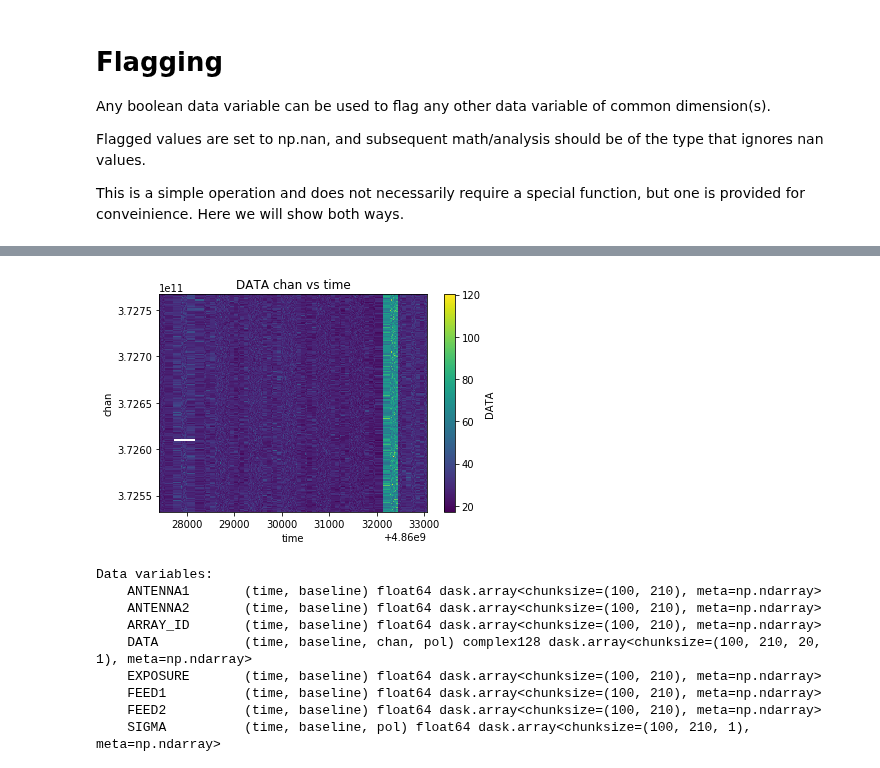
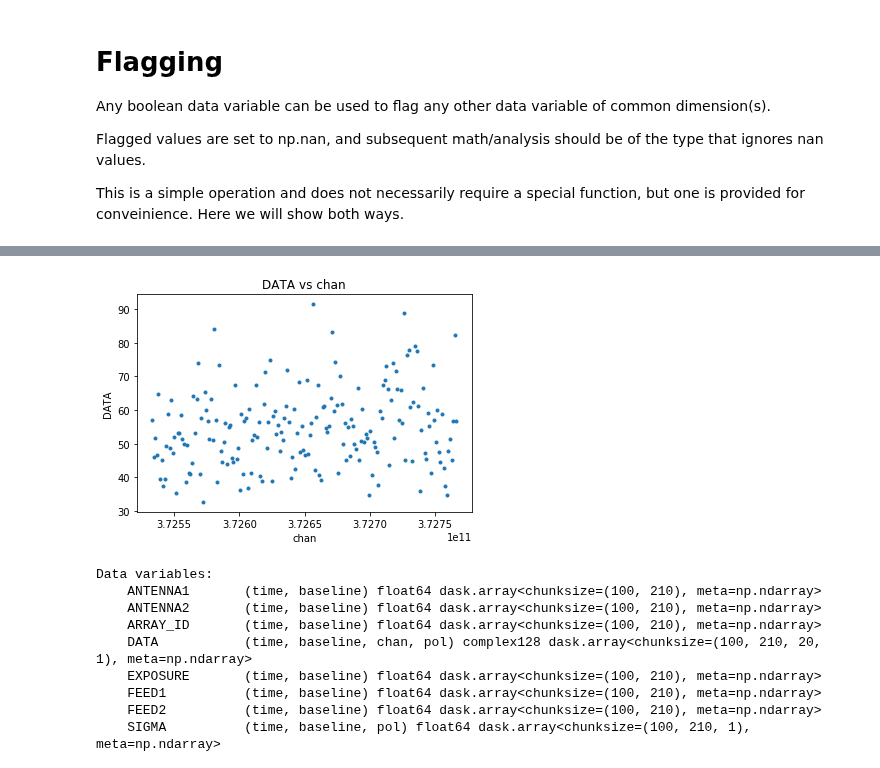
Before and after one commit to casangi/examples, a Jupyter notebook: Visibility_overview.ipynb, the cells around one changed output, grey strips where cells are left out. Saved outputs shown, nothing was run; the diff lists cells and outputs as text; code cells hidden in the pictures.

Commit message:
added flagging plots

```diff
--- a/Visibility_overview.ipynb
+++ b/Visibility_overview.ipynb
@@ -266,12 +272,12 @@ visualize(flagged_xds.DATA)
 # %%
 # or with the cngi applyflags function
 from cngi.vis import applyflags
 
 flagged_xds = applyflags(vis_xds, flags=['FLAG', 'FLAG_ROW'])
 
-visualize(flagged_xds.DATA)
+visualize(flagged_xds.DATA[:,34], 'chan')
 # %% [output]
-[figure, old version]
+[figure, new version]
 # %%
 # one difference is that the applyflags function will remove the flag variables from the return dataset
 print(flagged_xds.data_vars)
```
Also changed, not shown: parts of 3 cells of this notebook.
